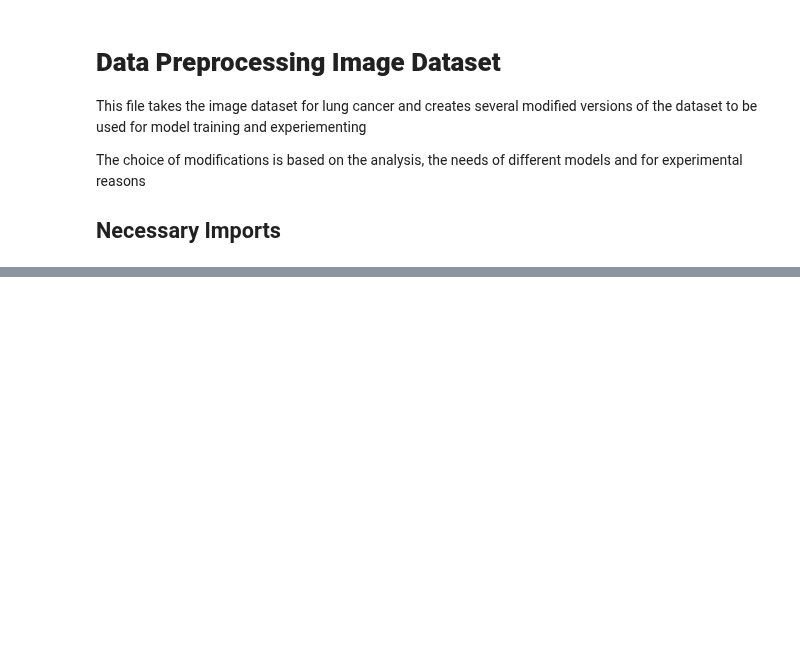
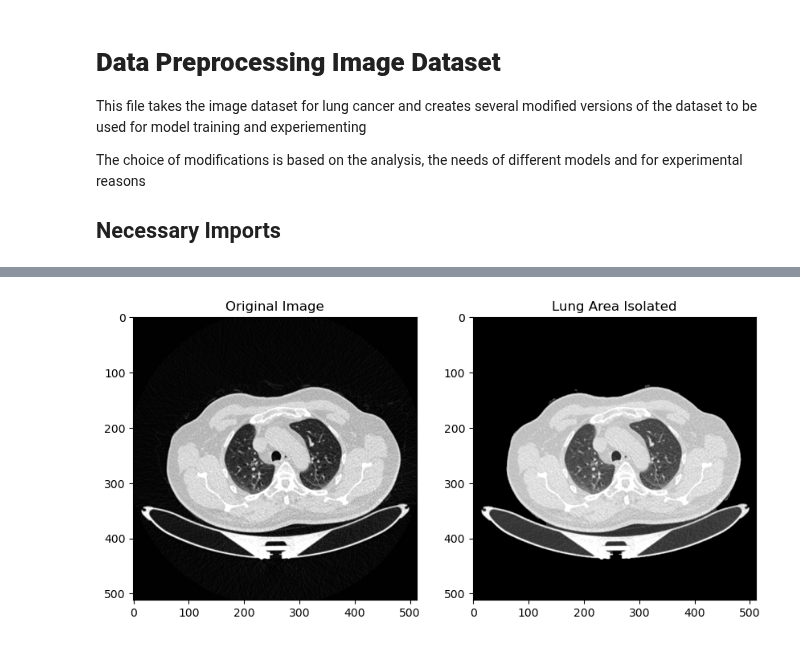
Before and after one commit to machine-learning-hwu-project/Dubai_UG_11, a Jupyter notebook: data-preprocessing/Data_Preprocessing_Image.ipynb, the cells around one changed output, grey strips where cells are left out. Saved outputs shown, nothing was run; the diff lists cells and outputs as text; code cells hidden in the pictures; blank space fills up the shorter version.

Commit message:
Partial Data Preprocessing performed on image dataset

```diff
--- a/data-preprocessing/Data_Preprocessing_Image.ipynb
+++ b/data-preprocessing/Data_Preprocessing_Image.ipynb
@@ -36,21 +36,20 @@ import matplotlib.pyplot as plt
 # %%
-ROOT_PATH = os.path.join("..", "datasets", "3_image", "untouched")
+ROOT_PATH = os.path.join("..", "datasets", "3_image", "unprocessed", "Training cases")
 
 # Define subfolders and their corresponding labels
 folders_with_labels = {
     "Benign cases": "benign",
     "Malignant cases": "malignant",
     "Normal cases": "normal",
-    "Test cases": "test"
 }
 
 # Initialize lists to store image data and labels
 image_data = []
 labels = []
 
-# Iterate through each folder and load images with labels
+# Iterate through each folder and load image with labels
 for folder, label in folders_with_labels.items():
-    folder_path = os.path.join(ROOT_PATH, "Training cases" if folder != "Test cases" else "Test cases", folder)
+    folder_path = os.path.join(ROOT_PATH, folder)
     for filename in os.listdir(folder_path):
         if filename.endswith(".jpg") or filename.endswith(".png"):  # Adjust based on image format
             # Load the image in grayscale (adjust if needed)
@@ -62,11 +61,12 @@ for folder, label in folders_with_labels.items():
             labels.append(label)
 
 # Convert to a DataFrame for easy manipulation
-images_lung_cancer = pd.DataFrame({
+image_og_unbalanced = pd.DataFrame({
     "image": image_data,
     "label": labels
 })
 
 # Display the first few rows to verify
-print(images_lung_cancer.head())
+print(image_og_unbalanced.shape)
+print(image_og_unbalanced.head())
 # %% [output]
@@ -80,0 +213,47 @@ print(images_lung_cancer.head())
+# %%
+def isolate_lung_area(image):
+    # Step 1: Convert to grayscale (if not already)
+    gray = cv2.cvtColor(image, cv2.COLOR_BGR2GRAY) if len(image.shape) == 3 else image
+
+    # Step 2: Apply a threshold to create a binary image (adjust threshold if necessary)
+    _, binary = cv2.threshold(gray, 80, 255, cv2.THRESH_BINARY)
+
+    # Step 3: Use morphological operations to remove small noise
+    kernel = np.ones((5, 5), np.uint8)
+    binary = cv2.morphologyEx(binary, cv2.MORPH_CLOSE, kernel)
+
+    # Step 4: Find contours
+    contours, _ = cv2.findContours(binary, cv2.RETR_EXTERNAL, cv2.CHAIN_APPROX_SIMPLE)
+
+    # Step 5: Filter contours by area and choose the one likely to be the lung
+    min_area = 10000  # Minimum area threshold (adjust as needed)
+    max_area = 500000  # Maximum area threshold (adjust as needed)
+    lung_contours = [c for c in contours if min_area < cv2.contourArea(c) < max_area]
+    largest_contour = max(lung_contours, key=cv2.contourArea) if lung_contours else None
+
+    # Step 6: Create a mask with the largest contour filled in, if found
+    lung_mask = np.zeros_like(binary)
+    if largest_contour is not None:
+        cv2.drawContours(lung_mask, [largest_contour], -1, 255, thickness=cv2.FILLED)
+
+    # Step 7: Apply the mask to the original grayscale image to keep only the lung area
+    isolated_lung = cv2.bitwise_and(gray, gray, mask=lung_mask)
+
+    return isolated_lung
+
+# Example usage
+# Load an example image (replace 'path_to_image' with the actual path)
+image = cv2.imread('../datasets/3_image/unprocessed/Training cases/Benign cases/Bengin case (6).jpg', cv2.IMREAD_GRAYSCALE)
+processed_image = isolate_lung_area(image)
+
+# Display the original and processed images
+plt.figure(figsize=(10, 5))
+plt.subplot(1, 2, 1)
+plt.title("Original Image")
+plt.imshow(image, cmap='gray')
+plt.subplot(1, 2, 2)
+plt.title("Lung Area Isolated")
+plt.imshow(processed_image, cmap='gray')
+plt.show()
+# %% [output]
+[figure, added]
```
Also changed, not shown: parts of 12 cells of this notebook, 2 other files.
